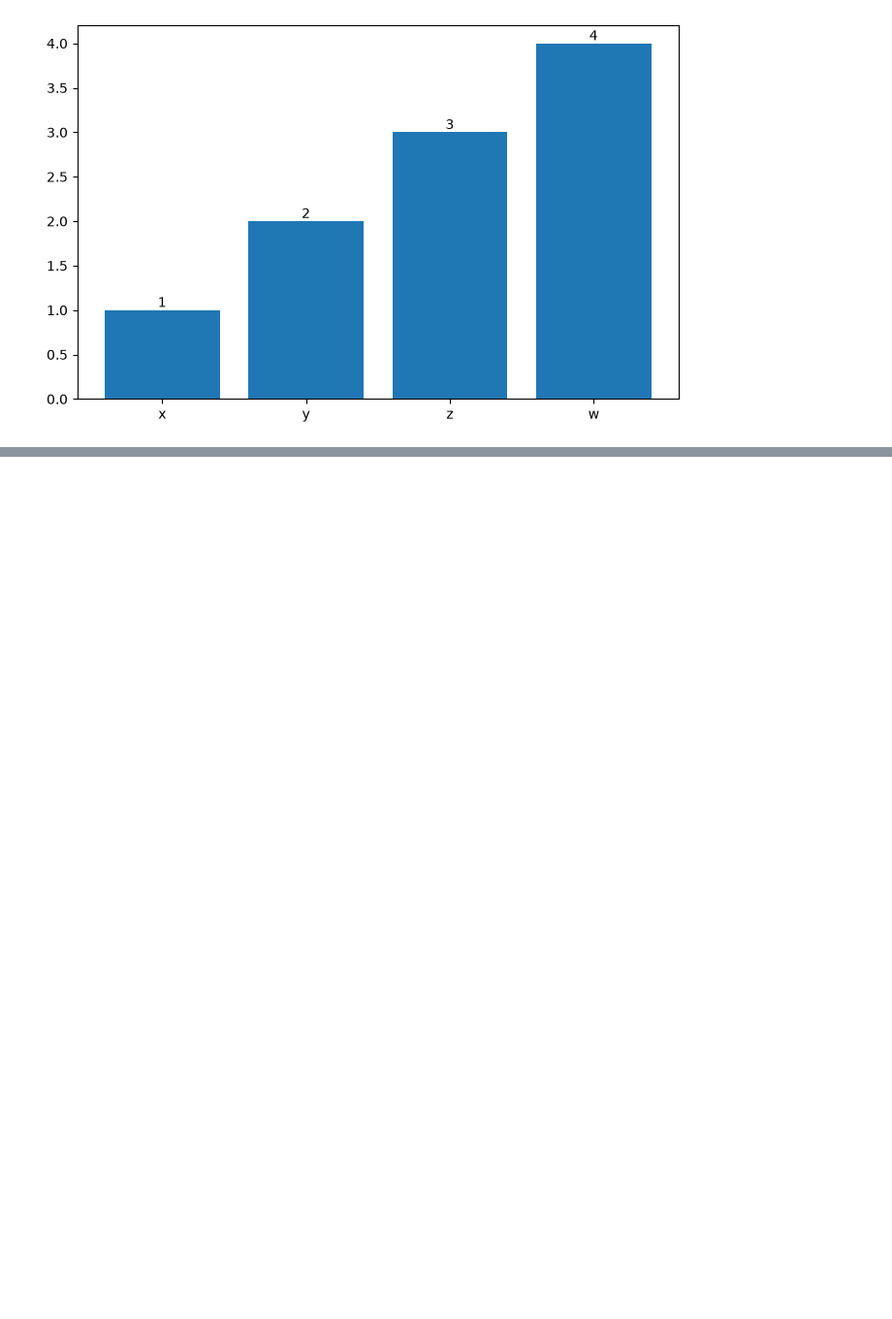
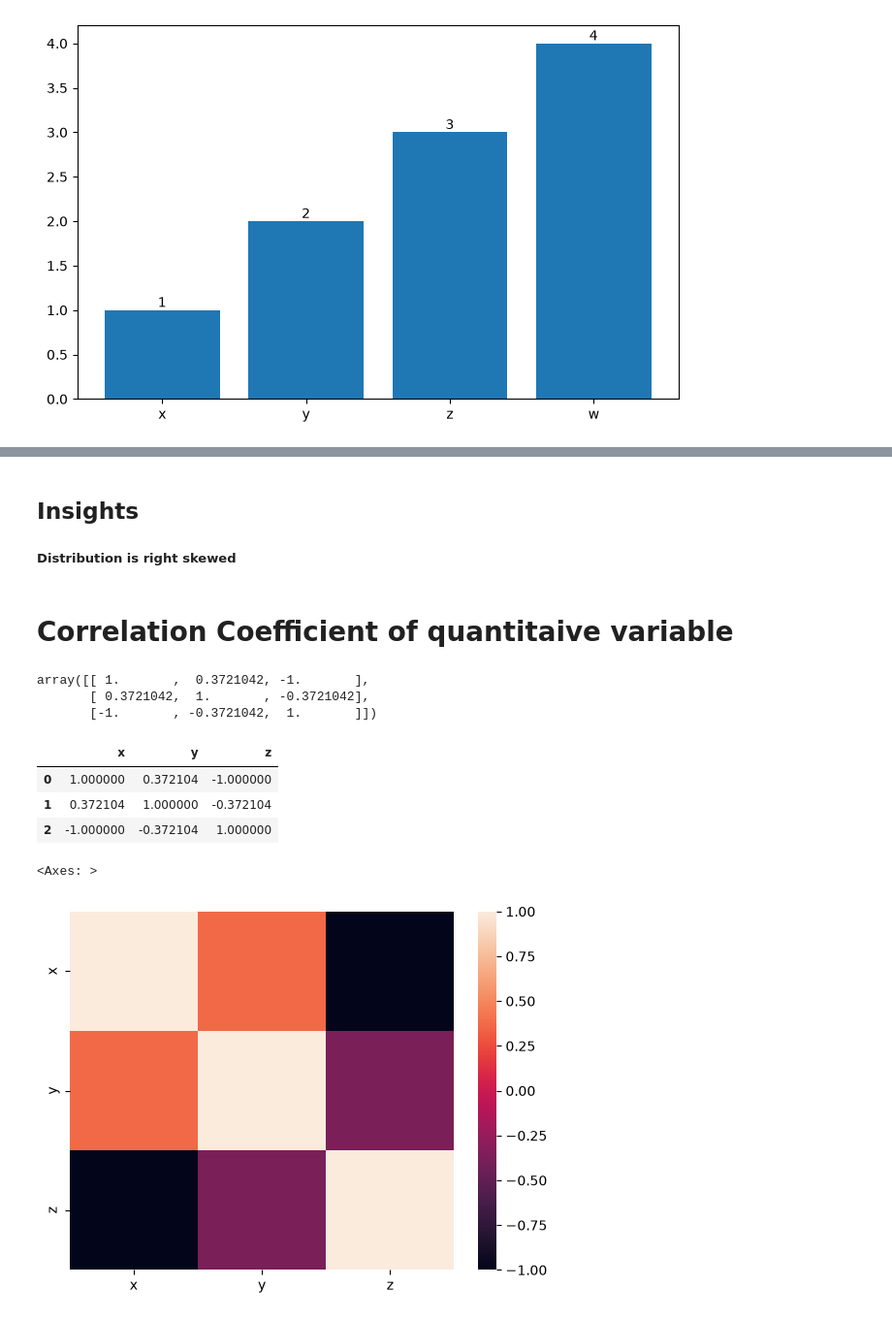
Before and after one commit to MagarVivek009/Exploratory-Data-Analysis-EDA-, a Jupyter notebook: tips.ipynb, the cells around one changed output, grey strips where cells are left out. Shown at 97% size. Saved outputs shown, nothing was run; the diff lists cells and outputs as text; code cells hidden in the pictures; blank space fills up the shorter version.

```diff
--- a/tips.ipynb
+++ b/tips.ipynb
@@ -140,3 +164,31 @@ ax.bar_label(bars, label_type="edge")
 # %%
 # HeatMap of bill, tip and size
 # Distribution Chart For total bill and tips
+# %% [markdown]
+## Insights
+##### Distribution is right skewed
+# %% [markdown]
+# Correlation Coefficient of quantitaive variable
+# %%
+x = [[1,2,3,4],
+     [3,8,5,6],
+     [4,3,2,1]]
+y = np.corrcoef(x)
+y
+# %% [output]
+array([[ 1.       ,  0.3721042, -1.       ],
+       [ 0.3721042,  1.       , -0.3721042],
+       [-1.       , -0.3721042,  1.       ]])
+# %%
+df1 = pd.DataFrame(y, columns= list('xyz'))
+df1
+# %% [output]
+|  | x | y | z |
+| 0 | 1.000000 | 0.372104 | -1.000000 |
+| 1 | 0.372104 | 1.000000 | -0.372104 |
+| 2 | -1.000000 | -0.372104 | 1.000000 |
+# %%
+sns.heatmap(df1,yticklabels=df1.columns)
+# %% [output]
+<Axes: >
+[figure, added]
```
Also changed, not shown: parts of 11 cells of this notebook, 1 other file.
